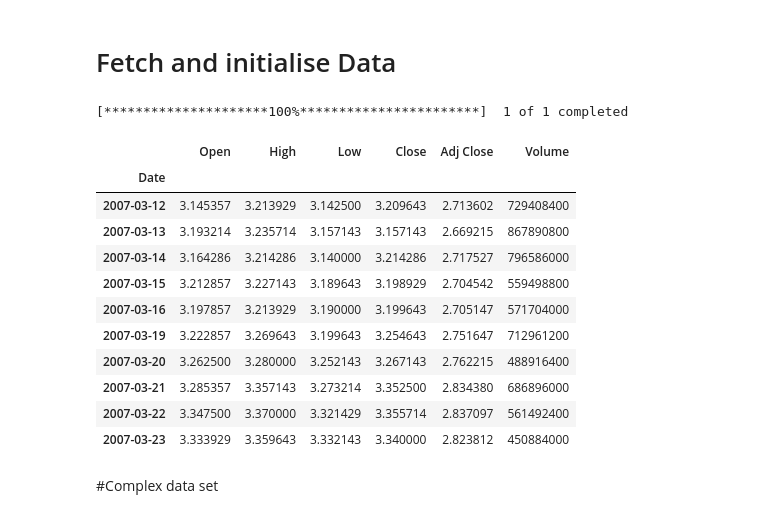
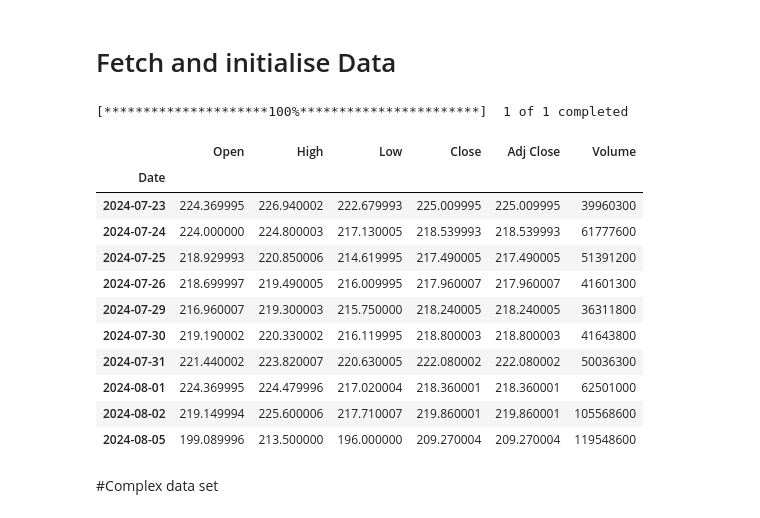
Before and after one commit to muditstja/Deep-learning, a Jupyter notebook: CNN_LSTM_stock_price_prediction.ipynb, the cells around one changed output. Saved outputs shown, nothing was run; the diff lists cells and outputs as text; code cells hidden in the pictures.

```diff
--- a/CNN_LSTM_stock_price_prediction.ipynb
+++ b/CNN_LSTM_stock_price_prediction.ipynb
@@ -11,25 +11,25 @@
 # %%
 import numpy as np
 import matplotlib.pyplot as plt
 import pandas as pd
 import yfinance as yf
 import pandas_ta as ta
-data = yf.download(tickers = 'AAPL', start = '2007-03-11',end = '2024-08-01')
-data.head(10)
+data = yf.download(tickers = 'AAPL', start = '2007-03-11',end = '2024-08-06')
+data.tail(10)
 # %% [output]
 [*********************100%***********************]  1 of 1 completed
 |  | Open | High | Low | Close | Adj Close | Volume |
 | Date |  |  |  |  |  |  |
-| 2007-03-12 | 3.145357 | 3.213929 | 3.142500 | 3.209643 | 2.713602 | 729408400 |
-| 2007-03-13 | 3.193214 | 3.235714 | 3.157143 | 3.157143 | 2.669215 | 867890800 |
-| 2007-03-14 | 3.164286 | 3.214286 | 3.140000 | 3.214286 | 2.717527 | 796586000 |
-| 2007-03-15 | 3.212857 | 3.227143 | 3.189643 | 3.198929 | 2.704542 | 559498800 |
-| 2007-03-16 | 3.197857 | 3.213929 | 3.190000 | 3.199643 | 2.705147 | 571704000 |
-| 2007-03-19 | 3.222857 | 3.269643 | 3.199643 | 3.254643 | 2.751647 | 712961200 |
-| 2007-03-20 | 3.262500 | 3.280000 | 3.252143 | 3.267143 | 2.762215 | 488916400 |
-| 2007-03-21 | 3.285357 | 3.357143 | 3.273214 | 3.352500 | 2.834380 | 686896000 |
-| 2007-03-22 | 3.347500 | 3.370000 | 3.321429 | 3.355714 | 2.837097 | 561492400 |
-| 2007-03-23 | 3.333929 | 3.359643 | 3.332143 | 3.340000 | 2.823812 | 450884000 |
+| 2024-07-23 | 224.369995 | 226.940002 | 222.679993 | 225.009995 | 225.009995 | 39960300 |
+| 2024-07-24 | 224.000000 | 224.800003 | 217.130005 | 218.539993 | 218.539993 | 61777600 |
+| 2024-07-25 | 218.929993 | 220.850006 | 214.619995 | 217.490005 | 217.490005 | 51391200 |
+| 2024-07-26 | 218.699997 | 219.490005 | 216.009995 | 217.960007 | 217.960007 | 41601300 |
+| 2024-07-29 | 216.960007 | 219.300003 | 215.750000 | 218.240005 | 218.240005 | 36311800 |
+| 2024-07-30 | 219.190002 | 220.330002 | 216.119995 | 218.800003 | 218.800003 | 41643800 |
+| 2024-07-31 | 221.440002 | 223.820007 | 220.630005 | 222.080002 | 222.080002 | 50036300 |
+| 2024-08-01 | 224.369995 | 224.479996 | 217.020004 | 218.360001 | 218.360001 | 62501000 |
+| 2024-08-02 | 219.149994 | 225.600006 | 217.710007 | 219.860001 | 219.860001 | 105568600 |
+| 2024-08-05 | 199.089996 | 213.500000 | 196.000000 | 209.270004 | 209.270004 | 119548600 |
 # %% [markdown]
 #Complex data set
 # %%
```
Also changed, not shown: parts of 24 cells of this notebook.
